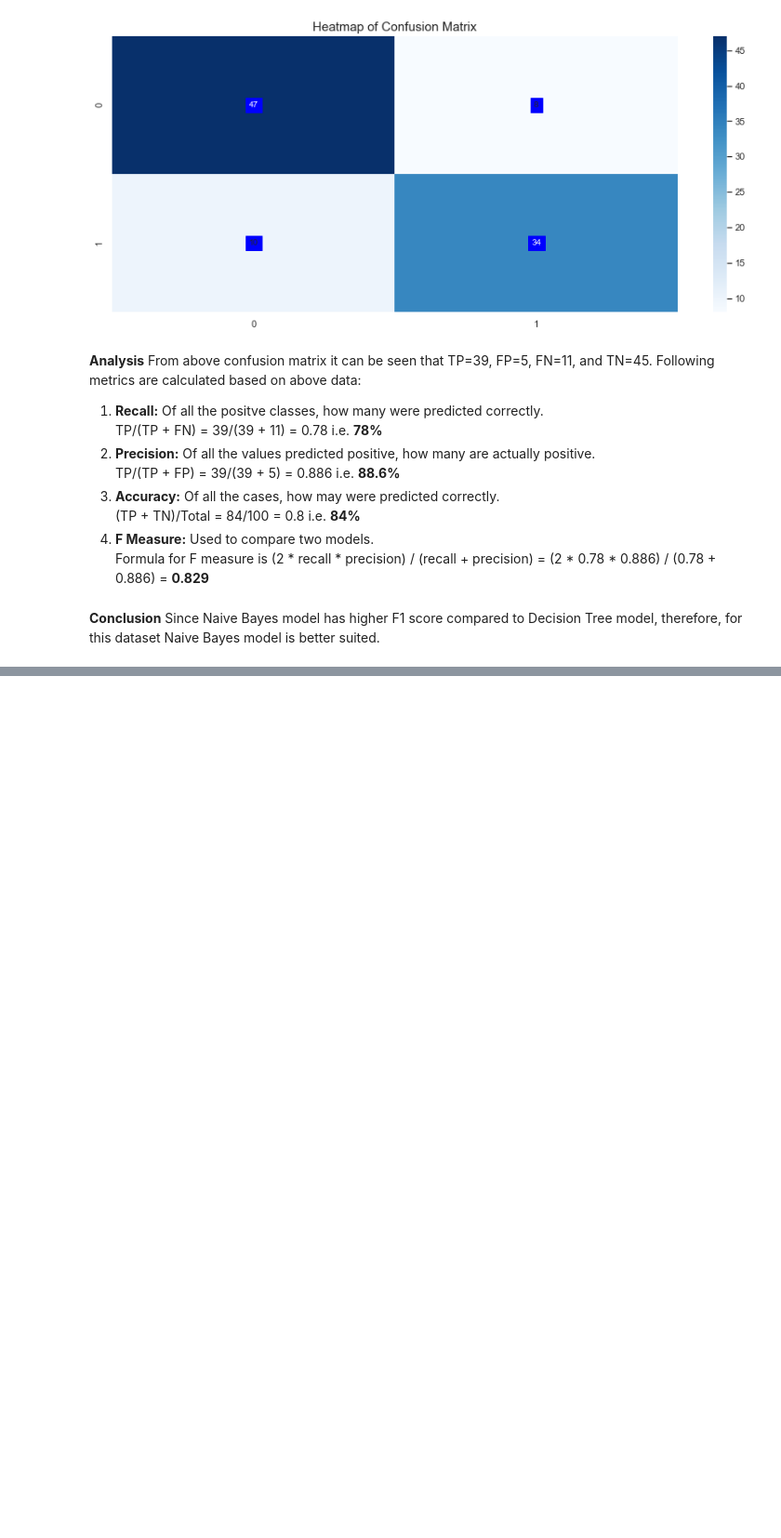
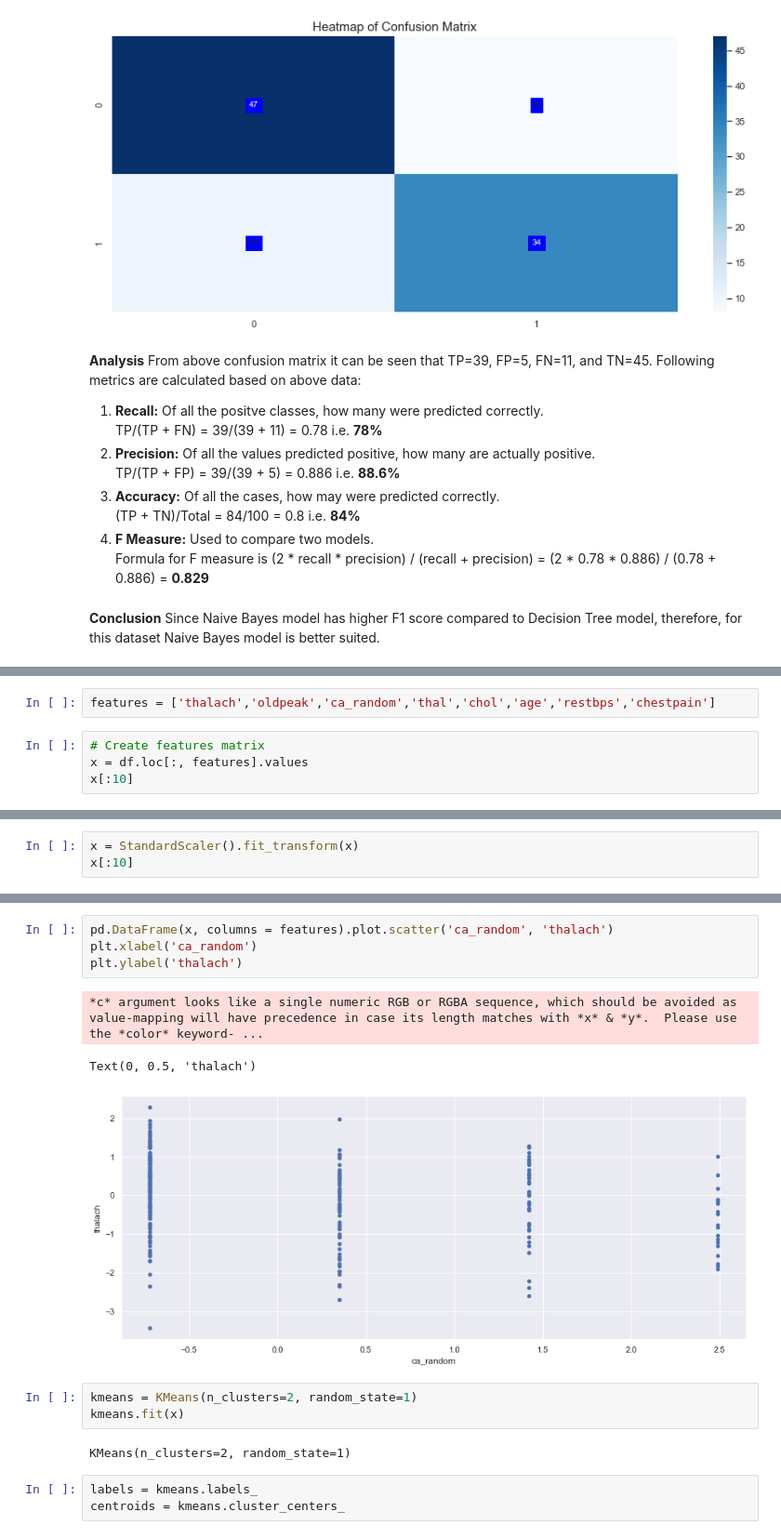
Before and after one commit to mcadac/college, a Jupyter notebook: DataScience/project-assigment/Term Project DS & ML.ipynb, the cells around one changed output, grey strips where cells are left out. Shown at 93% size. Drawn from its saved outputs; the diff is of its cells as text; blank space fills up the shorter version.

```diff
--- a/DataScience/project-assigment/Term Project DS & ML.ipynb
+++ b/DataScience/project-assigment/Term Project DS & ML.ipynb
@@ -762,0 +775,6 @@ Since Naive Bayes model has higher F1 score compared to Decision Tree model, the
+# %%
+features = ['thalach','oldpeak','ca_random','thal','chol','age','restbps','chestpain']
+# %%
+# Create features matrix
+x = df.loc[:, features].values
+x[:10]
@@ -762,0 +799,3 @@ Since Naive Bayes model has higher F1 score compared to Decision Tree model, the
+# %%
+x = StandardScaler().fit_transform(x)
+x[:10]
@@ -762,0 +823,16 @@ Since Naive Bayes model has higher F1 score compared to Decision Tree model, the
+# %%
+pd.DataFrame(x, columns = features).plot.scatter('ca_random', 'thalach')
+plt.xlabel('ca_random')
+plt.ylabel('thalach')
+# %% [output]
+*c* argument looks like a single numeric RGB or RGBA sequence, which should be avoided as value-mapping will have precedence in case its length matches with *x* & *y*.  Please use the *color* keyword- ...
+Text(0, 0.5, 'thalach')
+[figure, added]
+# %%
+kmeans = KMeans(n_clusters=2, random_state=1)
+kmeans.fit(x)
+# %% [output]
+KMeans(n_clusters=2, random_state=1)
+# %%
+labels = kmeans.labels_
+centroids = kmeans.cluster_centers_
```
Also changed, not shown: parts of 18 cells of this notebook, 1 other file.
